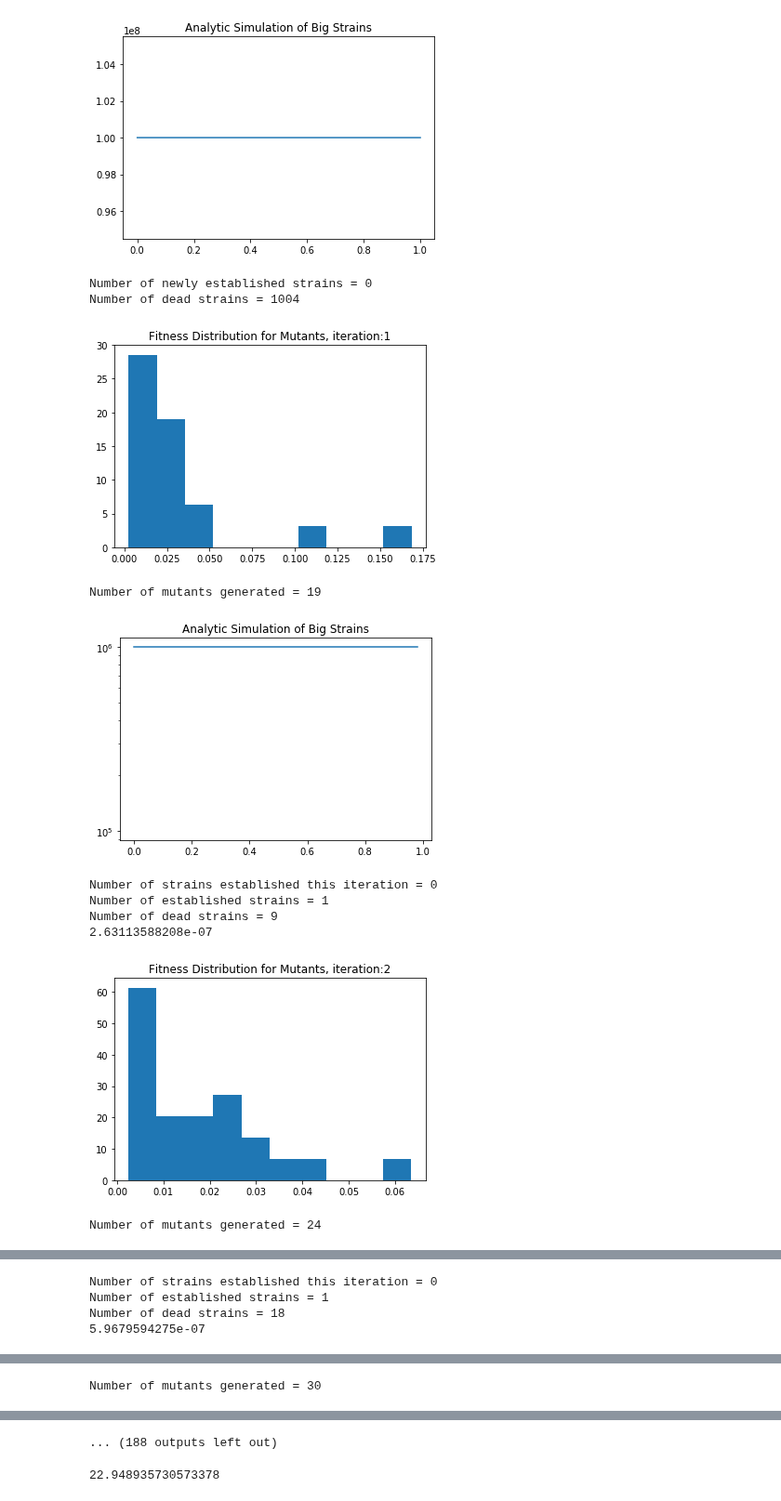
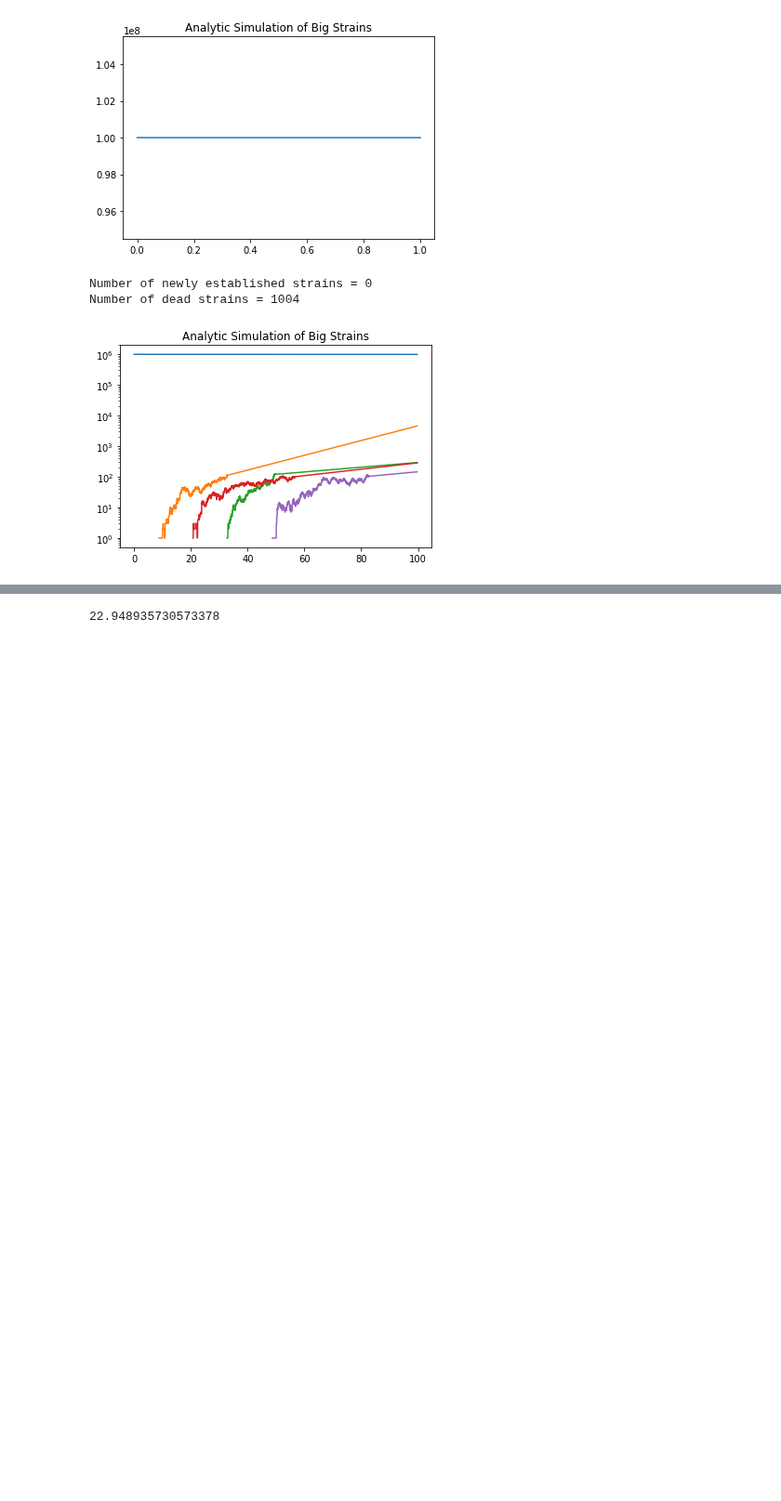
Before and after one commit to EndyLab/codon-tables, a Jupyter notebook: sandbox.ipynb, the cells around one changed output, grey strips where cells are left out. Shown at 93% size. Saved outputs shown, nothing was run; the diff lists cells and outputs as text; code cells hidden in the pictures; blank space fills up the shorter version.

```diff
--- a/sandbox.ipynb
+++ b/sandbox.ipynb
@@ -61,57 +62,37 @@ Number of dead strains = 1004
 # %%
 # run several iterations
 # populate sim
 LUCA = strain(N_pop=1e6, fitness=0, mu=2e-5)
 sim = thunderflask(LUCA)
 # initialize some variables
 T_curr = 0
 f_avg = 0
-mut_param = [1, 3]
+mut_param = [1, 1]
 dt = 1
 
 def iterate(sim, iteration, dt, T_curr, f_avg, mut_param):
     # run mutation sim
     sim.mutationSim(dt, T_curr, mut_param)
-    fitnesses = []
-    for bact in sim.smallStrains:
-        fitnesses.append(bact.fitness)
-    fitnesses = np.array(fitnesses)
-    plt.hist(fitnesses, normed=True)
-    plt.title('Fitness Distribution for Mutants, iteration:{0}'.format(iteration))
-    plt.show()
-    print('Number of mutants generated = {0}'.format(len(sim.smallStrains)))
     # run stochastic sim
     T_next, taus = sim.stochSim(T_approx=1, T_curr=T_curr, f_avg=f_avg)
     # do analytic simulation
     sim.analyticSim(T_curr=T_curr, taus=taus, f_avg=f_avg)
-    for bact in sim.bigStrains:
-        t = bact.timepoints
-        pop = bact.poptrace
-        plt.semilogy(t, pop)
-    plt.title('Analytic Simulation of Big Strains')
-    plt.show()
+
     # shuffle strains and look at changes
-    bonk = len(sim.bigStrains)
     sim.strainShuffle(T_curr=T_next, f_avg=f_avg)
-    bonk2 = len(sim.bigStrains)
-    print('Number of strains established this iteration = {0}'.format(bonk2 - bonk))
-    print('Number of established strains = {0}'.format(bonk2))
-    print('Number of dead strains = {0}'.format(len(sim.deadStrains)))
     # update f_avg
     f_avg = sim.updateF_avg()
-    print(f_avg)
 
     return T_next, f_avg, sim
 
-for i in range(1,101):
+for i in tqdm(range(1,101)):
     T_curr, f_avg, sim = iterate(sim, i, dt, T_curr, f_avg, mut_param)
+
+for bact in sim.bigStrains:
+    t = bact.timepoints
+    pop = bact.poptrace
+    plt.semilogy(t, pop)
+plt.title('Analytic Simulation of Big Strains')
+plt.show()
 # %% [output]
-[figure, old version]
+[figure, new version]
-Number of mutants generated = 19
-[figure, removed]
-Number of strains established this iteration = 0
-Number of established strains = 1
-Number of dead strains = 9
-2.63113588208e-07
-[figure, removed]
-Number of mutants generated = 24
@@ -119,4 +98,0 @@ Number of mutants generated = 24
-Number of strains established this iteration = 0
-Number of established strains = 1
-Number of dead strains = 18
-5.9679594275e-07
@@ -124 +98,0 @@ Number of dead strains = 18
-Number of mutants generated = 30
@@ -130,4 +99,3 @@ Number of dead strains = 28
-... (188 outputs left out)
 # %%
 # %% [output]
 22.948935730573378
```
Also changed, not shown: parts of 2 cells of this notebook, 2 other files.
